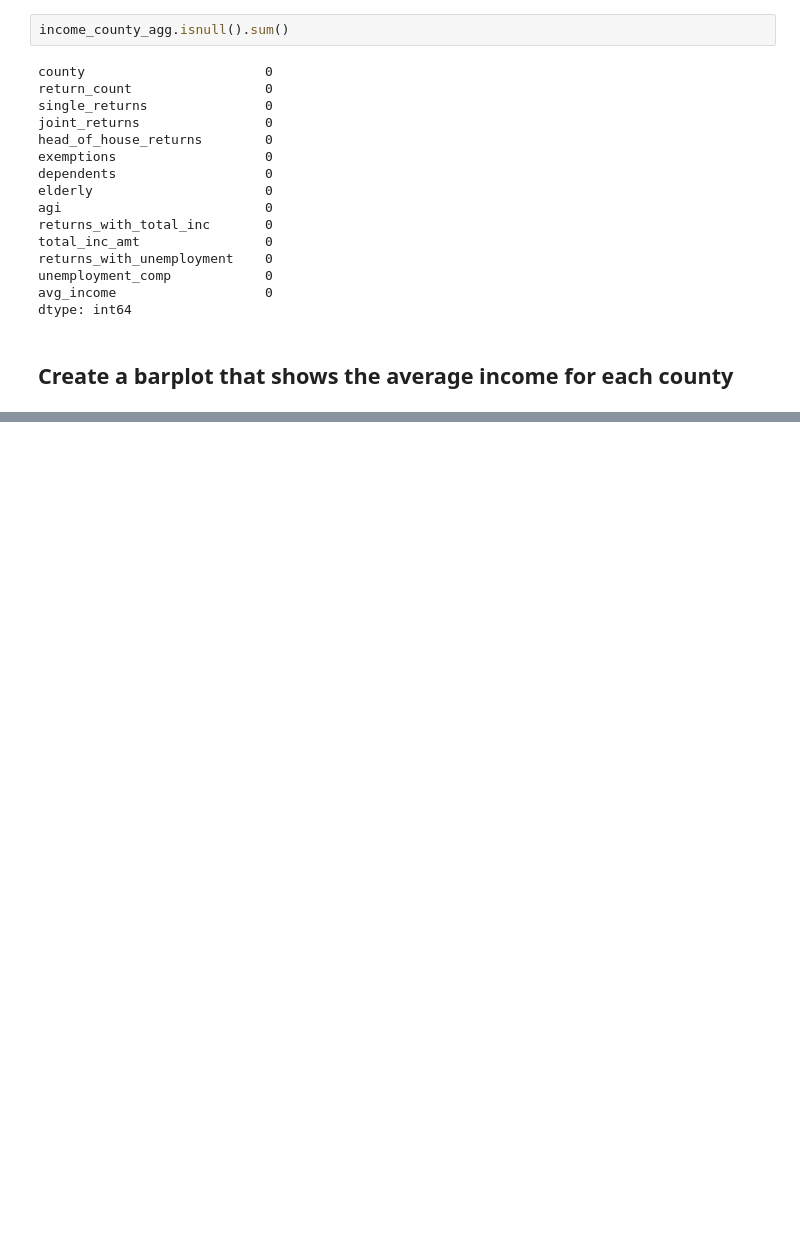
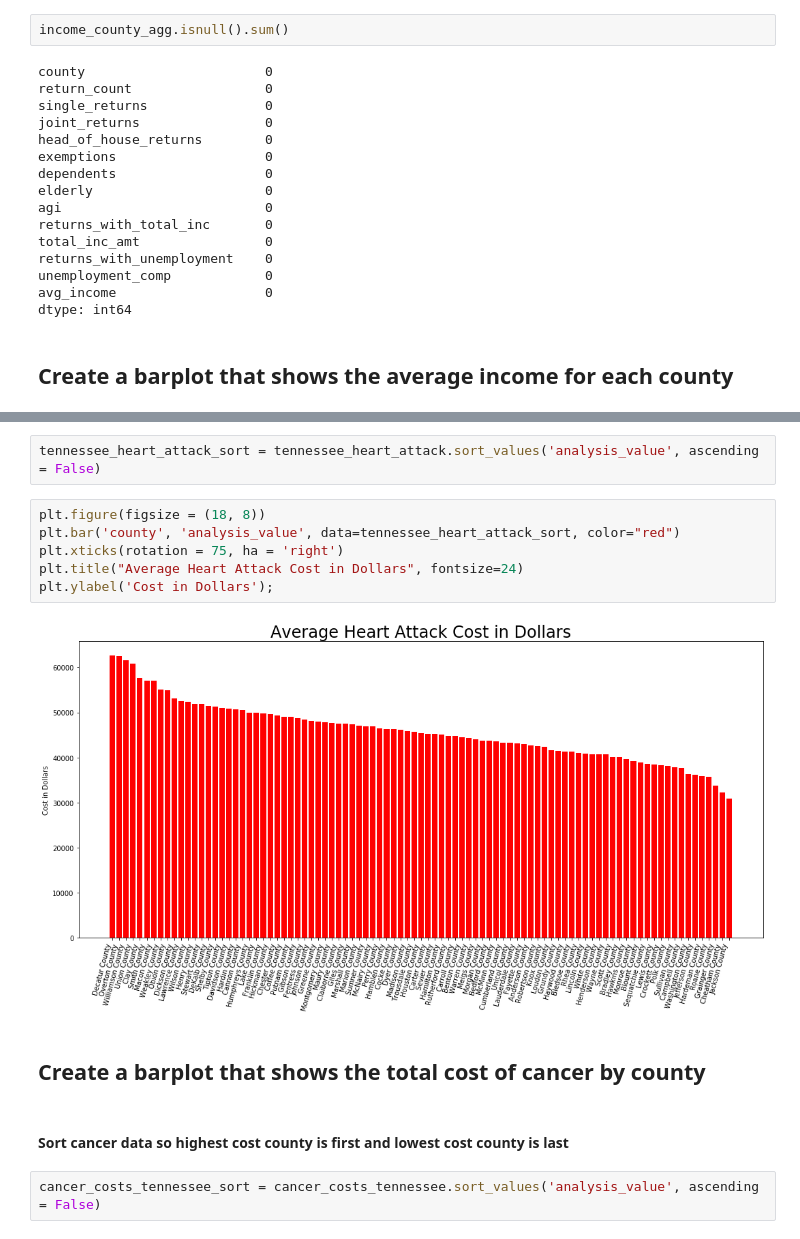
Before and after one commit to meadm/vanderbilt-data-essentials-cohort-2, a Jupyter notebook: Jupyter_notebooks/Main_notebook.ipynb, the cells around one changed output, grey strips where cells are left out. Saved outputs shown, nothing was run; the diff lists cells and outputs as text; blank space fills up the shorter version.

```diff
--- a/Jupyter_notebooks/Main_notebook.ipynb
+++ b/Jupyter_notebooks/Main_notebook.ipynb
@@ -490,0 +506,16 @@ AttributeError: module 'matplotlib' has no attribute 'barh'
+# %%
+tennessee_heart_attack_sort = tennessee_heart_attack.sort_values('analysis_value', ascending = False)
+# %%
+plt.figure(figsize = (18, 8))
+plt.bar('county', 'analysis_value', data=tennessee_heart_attack_sort, color="red")
+plt.xticks(rotation = 75, ha = 'right')
+plt.title("Average Heart Attack Cost in Dollars", fontsize=24)
+plt.ylabel('Cost in Dollars');
+# %% [output]
+[figure, added]
+# %% [markdown]
+ ## Create a barplot that shows the total cost of cancer by county
+# %% [markdown]
+  #### Sort cancer data so highest cost county is first and lowest cost county is last
+# %%
+cancer_costs_tennessee_sort = cancer_costs_tennessee.sort_values('analysis_value', ascending = False)
```
Also changed, not shown: parts of 25 cells of this notebook, 5 other files.
